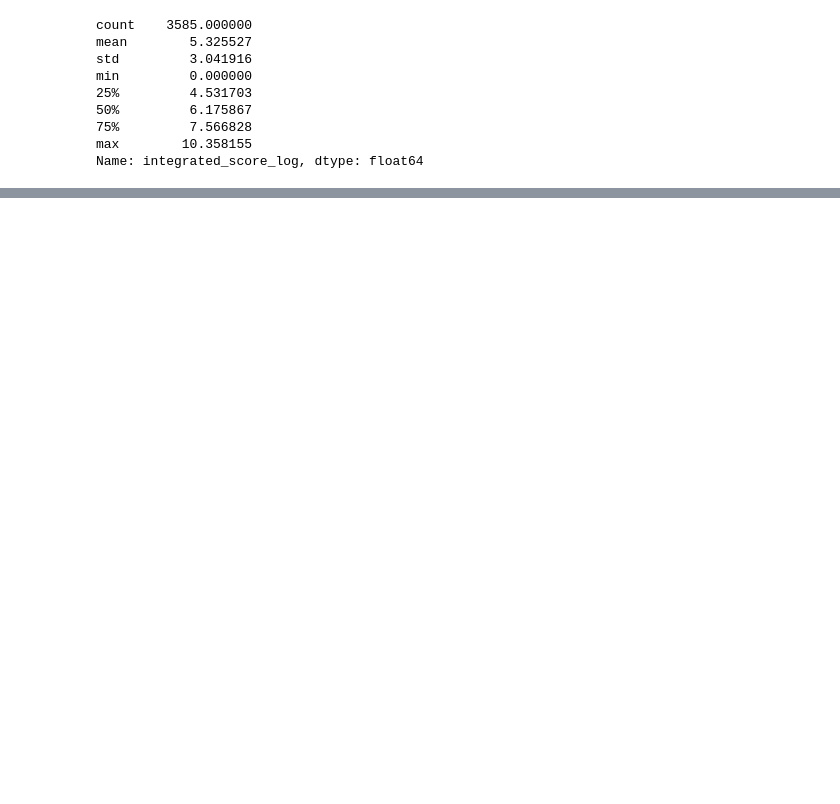
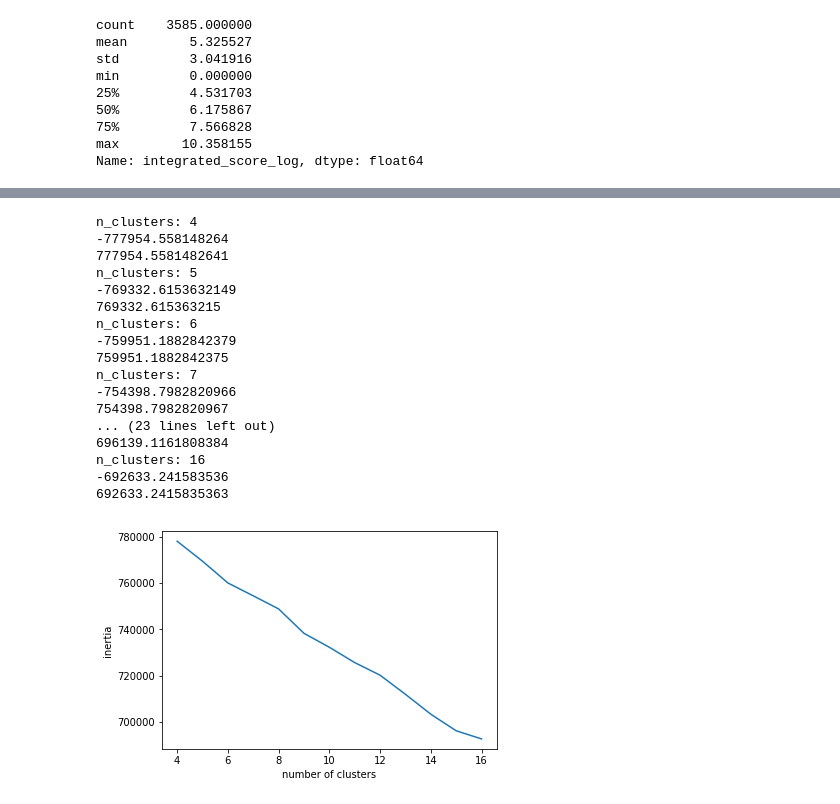
Before and after one commit to dalpengholic/Udacity_Boston-AirBNB-Data, a Jupyter notebook: p4_Boston_AirBnB_with CRISP-DM_data_cleaning.ipynb, the cells around one changed output, grey strips where cells are left out. Saved outputs shown, nothing was run; the diff lists cells and outputs as text; code cells hidden in the pictures; blank space fills up the shorter version.

```diff
--- a/p4_Boston_AirBnB_with CRISP-DM_data_cleaning.ipynb
+++ b/p4_Boston_AirBnB_with CRISP-DM_data_cleaning.ipynb
@@ -492,0 +476,10 @@ df_listing_scaled
+# %%
+# Investigate the variance accounted for by each principal component.
+tmp1 = 0
+tmp2 = 0
+for i in pca.explained_variance_ratio_:
+    tmp1 += 1
+    tmp2 += i
+    print(tmp1, tmp2)
+    if tmp2 > 0.9:
+        break
@@ -492,0 +504,4 @@ df_listing_scaled
+# %%
+# Apply PCA to the data.
+pca = PCA(n_components=150)
+pca.fit(df_listing_scaled)
@@ -492,0 +549,38 @@ df_listing_scaled
+# %%
+df_listing_scaled_transformed = pca.fit_transform(df_listing_scaled)
+# %%
+num_clusters = list(range(4, 17, 1))
+scores = []
+centers =[]
+
+for i in num_clusters:
+    cluster = KMeans(n_clusters=i, n_jobs=-1)
+    cluster.fit(df_listing_scaled_transformed)
+    print("n_clusters:" ,i)
+    print(cluster.score(df_listing_scaled_transformed))
+    print(cluster.inertia_)
+    scores.append(cluster.inertia_)
+    centers.append(i)
+
+plt.plot(centers, scores);
+plt.xlabel('number of clusters');
+plt.ylabel('inertia');
+# %% [output]
+n_clusters: 4
+-777954.558148264
+777954.5581482641
+n_clusters: 5
+-769332.6153632149
+769332.615363215
+n_clusters: 6
+-759951.1882842379
+759951.1882842375
+n_clusters: 7
+-754398.7982820966
+754398.7982820967
+... (23 lines left out)
+696139.1161808384
+n_clusters: 16
+-692633.241583536
+692633.2415835363
+[figure, added]
```
Also changed, not shown: parts of 16 cells of this notebook, 1 other file.
